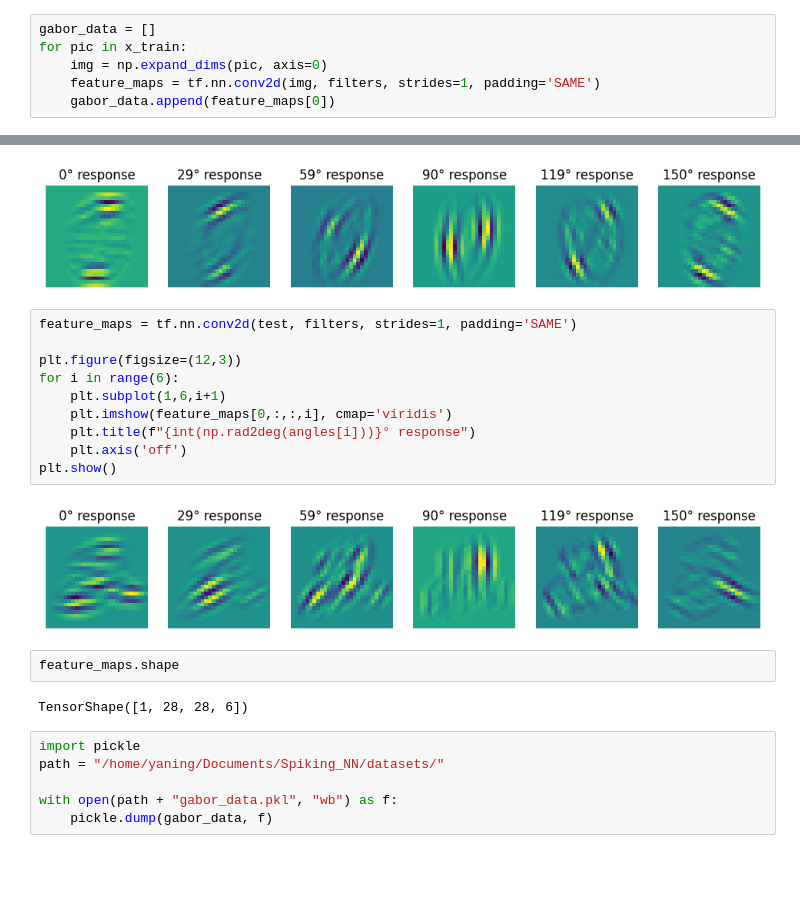
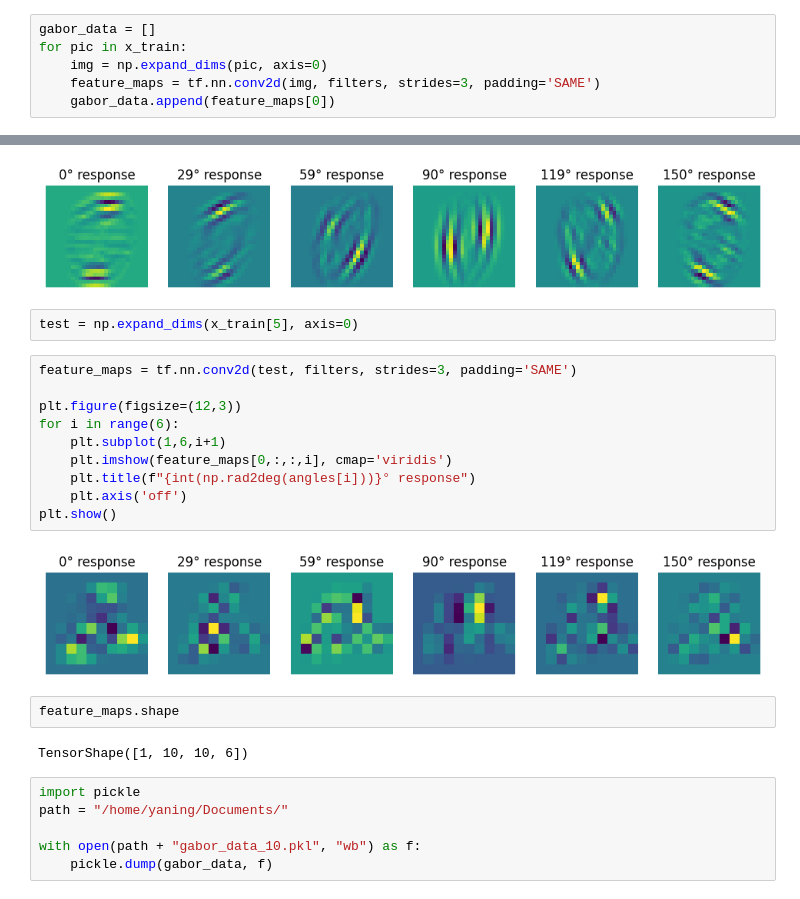
Before and after one commit to hhsherlock/Spiking_NN, a Jupyter notebook: datasets/generate_gabor_input.ipynb, the cells around one changed output, grey strips where cells are left out. Cells and saved outputs as stored; diff of their text form; blank space fills up the shorter version.

```diff
--- a/datasets/generate_gabor_input.ipynb
+++ b/datasets/generate_gabor_input.ipynb
@@ -60,7 +80,7 @@ x_train.shape
 gabor_data = []
 for pic in x_train:
     img = np.expand_dims(pic, axis=0)
-    feature_maps = tf.nn.conv2d(img, filters, strides=1, padding='SAME')
+    feature_maps = tf.nn.conv2d(img, filters, strides=3, padding='SAME')
     gabor_data.append(feature_maps[0])
 # %%
 gabor_data = np.array(gabor_data)
@@ -78,25 +98,27 @@ for i in range(6):
 plt.show()
 # %% [output]
 [figure]
+# %%
+test = np.expand_dims(x_train[5], axis=0)
 # %%
-feature_maps = tf.nn.conv2d(test, filters, strides=1, padding='SAME')
+feature_maps = tf.nn.conv2d(test, filters, strides=3, padding='SAME')
 
 plt.figure(figsize=(12,3))
 for i in range(6):
     plt.subplot(1,6,i+1)
     plt.imshow(feature_maps[0,:,:,i], cmap='viridis')
     plt.title(f"{int(np.rad2deg(angles[i]))}° response")
     plt.axis('off')
 plt.show()
 # %% [output]
-[figure, old version]
+[figure, new version]
 # %%
 feature_maps.shape
 # %% [output]
-TensorShape([1, 28, 28, 6])
+TensorShape([1, 10, 10, 6])
 # %%
 import pickle
-path = "/home/yaning/Documents/Spiking_NN/datasets/"
+path = "/home/yaning/Documents/"
 
-with open(path + "gabor_data.pkl", "wb") as f:
+with open(path + "gabor_data_10.pkl", "wb") as f:
     pickle.dump(gabor_data, f)
```
Also changed, not shown: parts of 7 cells of this notebook, 4 other files.
